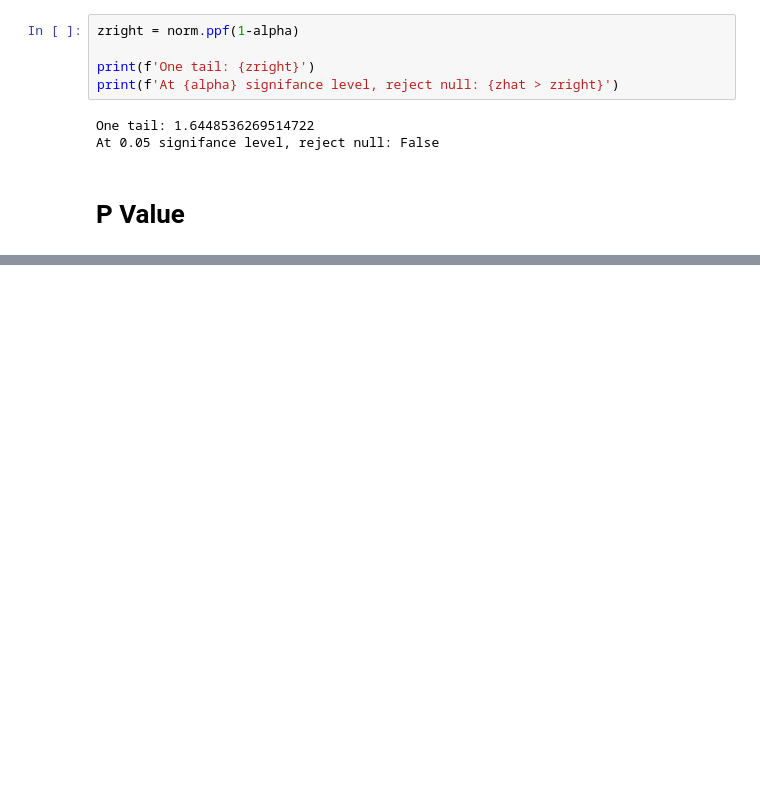
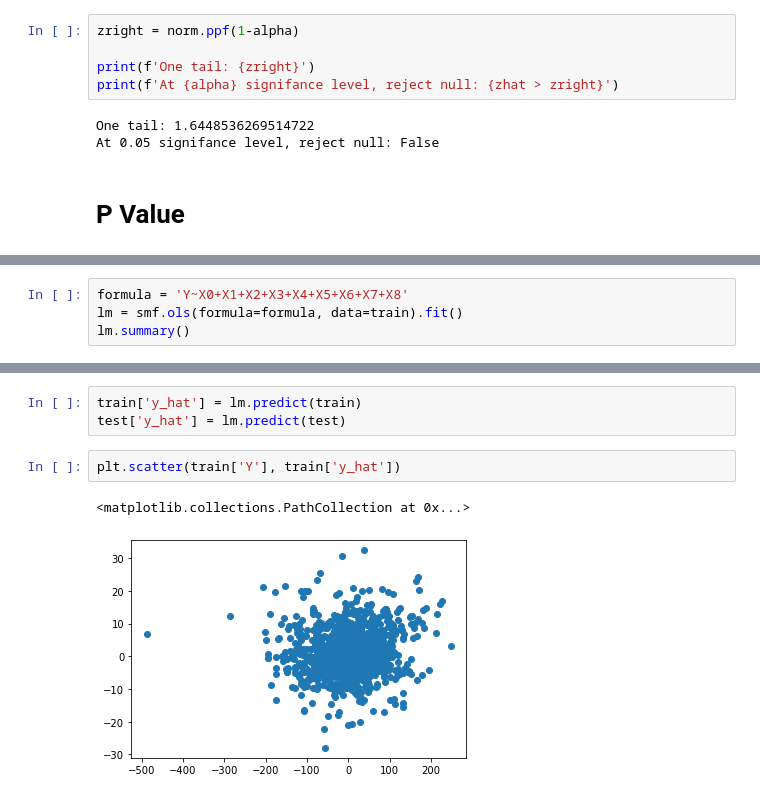
Before and after one commit to APEkram/psei_studies, a Jupyter notebook: psei.ipynb, the cells around one changed output, grey strips where cells are left out. Drawn from its saved outputs; the diff is of its cells as text; blank space fills up the shorter version.

```diff
--- a/psei.ipynb
+++ b/psei.ipynb
@@ -142,0 +217,4 @@ At 0.05 significance level, reject null: False
+# %%
+formula = 'Y~X0+X1+X2+X3+X4+X5+X6+X7+X8'
+lm = smf.ols(formula=formula, data=train).fit()
+lm.summary()
@@ -142,0 +249,8 @@ At 0.05 significance level, reject null: False
+# %%
+train['y_hat'] = lm.predict(train)
+test['y_hat'] = lm.predict(test)
+# %%
+plt.scatter(train['Y'], train['y_hat'])
+# %% [output]
+<matplotlib.collections.PathCollection at 0x...>
+[figure, added]
```
Also changed, not shown: parts of 20 cells of this notebook.
